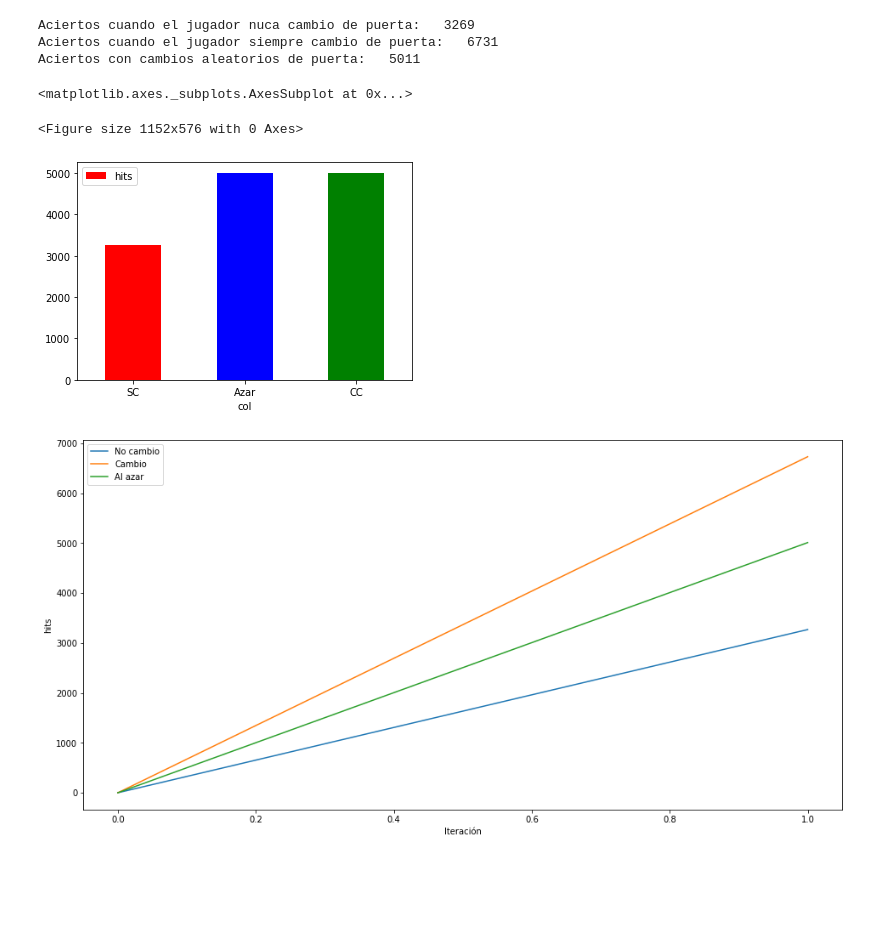
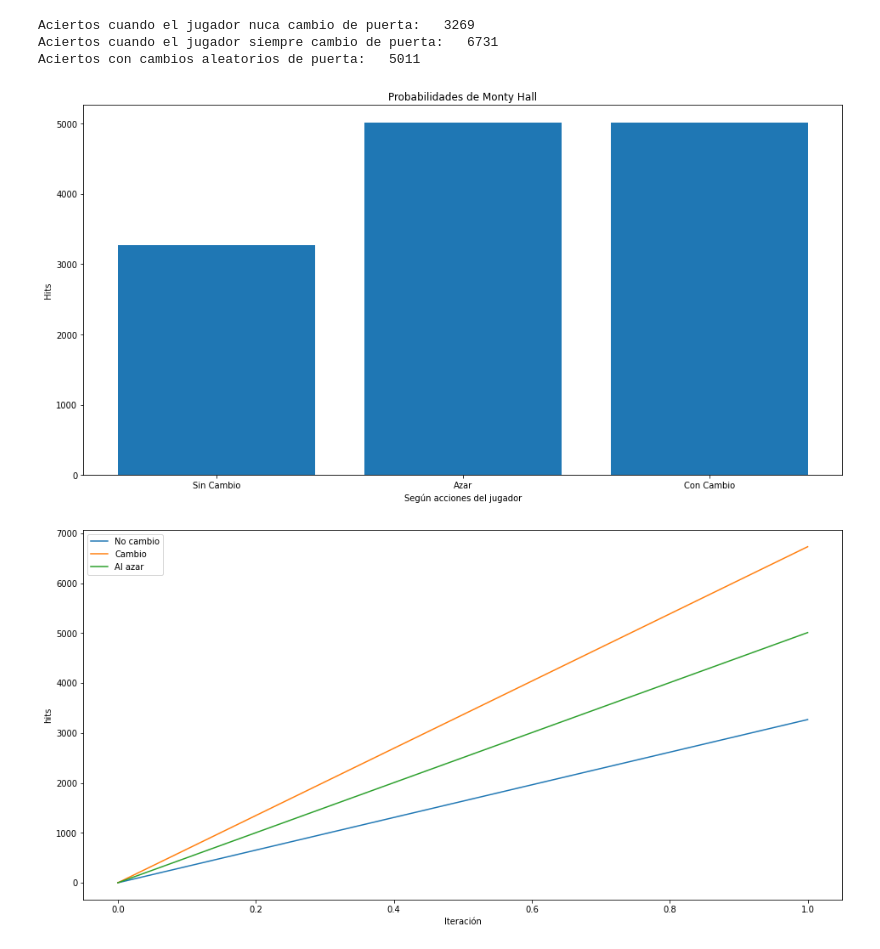
Before and after one commit to JuanCappelletti/DEEP-LEARMING-ITBA, a Jupyter notebook: MONTY HALL.ipynb, the cells around one changed output. Drawn from its saved outputs; the diff is of its cells as text; code cells hidden in the pictures; blank space fills up the shorter version.

```diff
--- a/MONTY HALL.ipynb
+++ b/MONTY HALL.ipynb
@@ -79,18 +79,20 @@ Aciertos cuando el jugador nuca cambio de puerta:   3269
 Aciertos cuando el jugador siempre cambio de puerta:   6731
 Aciertos con cambios aleatorios de puerta:   5011
 # %%
-from IPython.core.history import HistorySavingThread
+
 # Graficos
 import pandas as pd
 import matplotlib.pyplot as plt
-
 plt.figure(figsize=(16,8))
-df2 = pd.DataFrame({'hits':[Aciertos_sin_cambio,Aciertos_aleatorios,Aciertos_aleatorios],'col':['SC','Azar','CC']})
-df2.plot.bar(x='col',y='hits',rot=0, color=["red","blue","green"])
+x=['Sin Cambio','Azar','Con Cambio']
+y=[Aciertos_sin_cambio,Aciertos_aleatorios,Aciertos_aleatorios]
+plt.bar(x,y)
+plt.title("Probabilidades de Monty Hall")
+plt.xlabel("Según acciones del jugador")
+plt.ylabel("Hits")
+plt.show()
 # %% [output]
-<matplotlib.axes._subplots.AxesSubplot at 0x...>
-<Figure size 1152x576 with 0 Axes>
-[figure, old version]
+[figure, new version]
 # %%
 plt.figure(figsize=(16,8))
 plt.plot(Acu_Aciertos_sin_cambios, label='No cambio')
```
